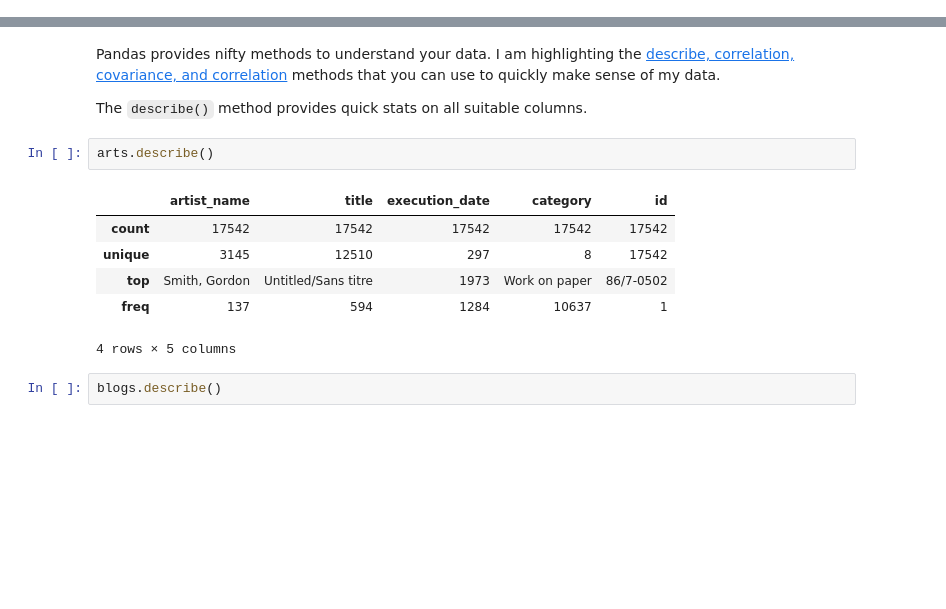
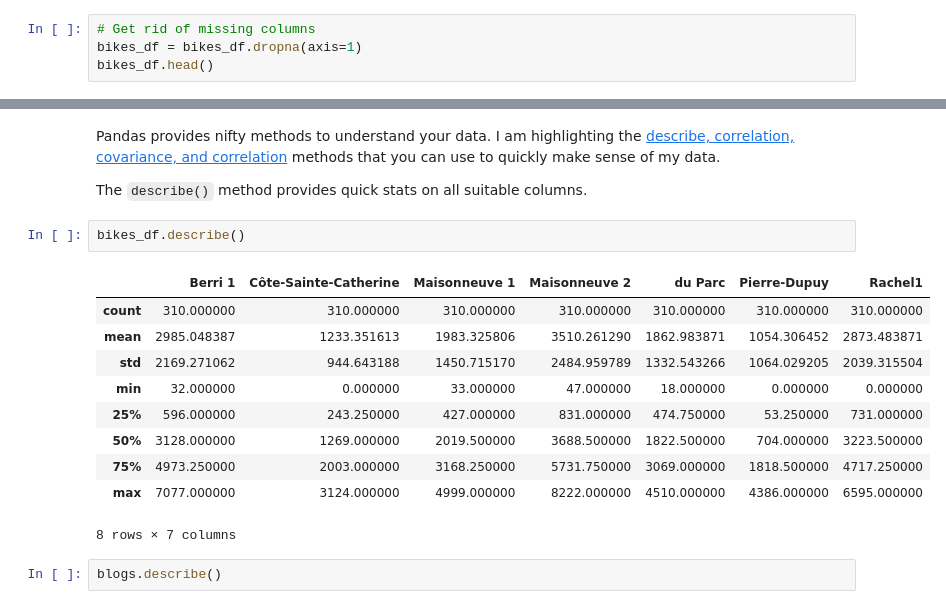
Before and after one commit to versae/data_for_humanists, a Jupyter notebook: Class06.ipynb, the cells around one changed output, grey strips where cells are left out. Drawn from its saved outputs; the diff is of its cells as text; blank space fills up the shorter version.

```diff
--- a/Class06.ipynb
+++ b/Class06.ipynb
@@ -80,0 +83,4 @@ bikes_df[:5]
+# %%
+# Get rid of missing columns
+bikes_df = bikes_df.dropna(axis=1)
+bikes_df.head()
@@ -404,14 +419,18 @@ Pandas provides nifty methods to understand your data. I am highlighting the [de
 
 The `describe()` method provides quick stats on all suitable columns.
 # %%
-arts.describe()
+bikes_df.describe()
 # %% [output]
-|  | artist_name | title | execution_date | category | id |
-| count | 17542 | 17542 | 17542 | 17542 | 17542 |
-| unique | 3145 | 12510 | 297 | 8 | 17542 |
-| top | Smith, Gordon | Untitled/Sans titre | 1973 | Work on paper | 86/7-0502 |
-| freq | 137 | 594 | 1284 | 10637 | 1 |
+|  | Berri 1 | Côte-Sainte-Catherine | Maisonneuve 1 | Maisonneuve 2 | du Parc | Pierre-Dupuy | Rachel1 |
+| count | 310.000000 | 310.000000 | 310.000000 | 310.000000 | 310.000000 | 310.000000 | 310.000000 |
+| mean | 2985.048387 | 1233.351613 | 1983.325806 | 3510.261290 | 1862.983871 | 1054.306452 | 2873.483871 |
+| std | 2169.271062 | 944.643188 | 1450.715170 | 2484.959789 | 1332.543266 | 1064.029205 | 2039.315504 |
+| min | 32.000000 | 0.000000 | 33.000000 | 47.000000 | 18.000000 | 0.000000 | 0.000000 |
+| 25% | 596.000000 | 243.250000 | 427.000000 | 831.000000 | 474.750000 | 53.250000 | 731.000000 |
+| 50% | 3128.000000 | 1269.000000 | 2019.500000 | 3688.500000 | 1822.500000 | 704.000000 | 3223.500000 |
+| 75% | 4973.250000 | 2003.000000 | 3168.250000 | 5731.750000 | 3069.000000 | 1818.500000 | 4717.250000 |
+| max | 7077.000000 | 3124.000000 | 4999.000000 | 8222.000000 | 4510.000000 | 4386.000000 | 6595.000000 |
-4 rows × 5 columns
+8 rows × 7 columns
 # %%
 blogs.describe()
 # %% [output]
```
Also changed, not shown: parts of 20 cells of this notebook.
